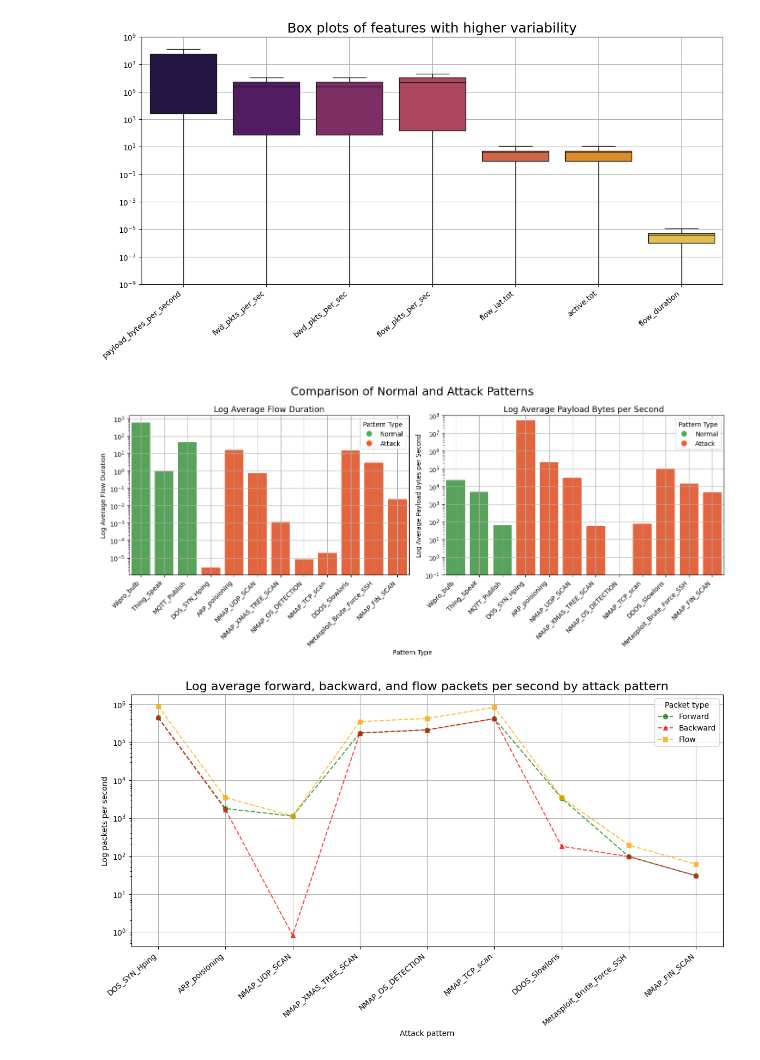
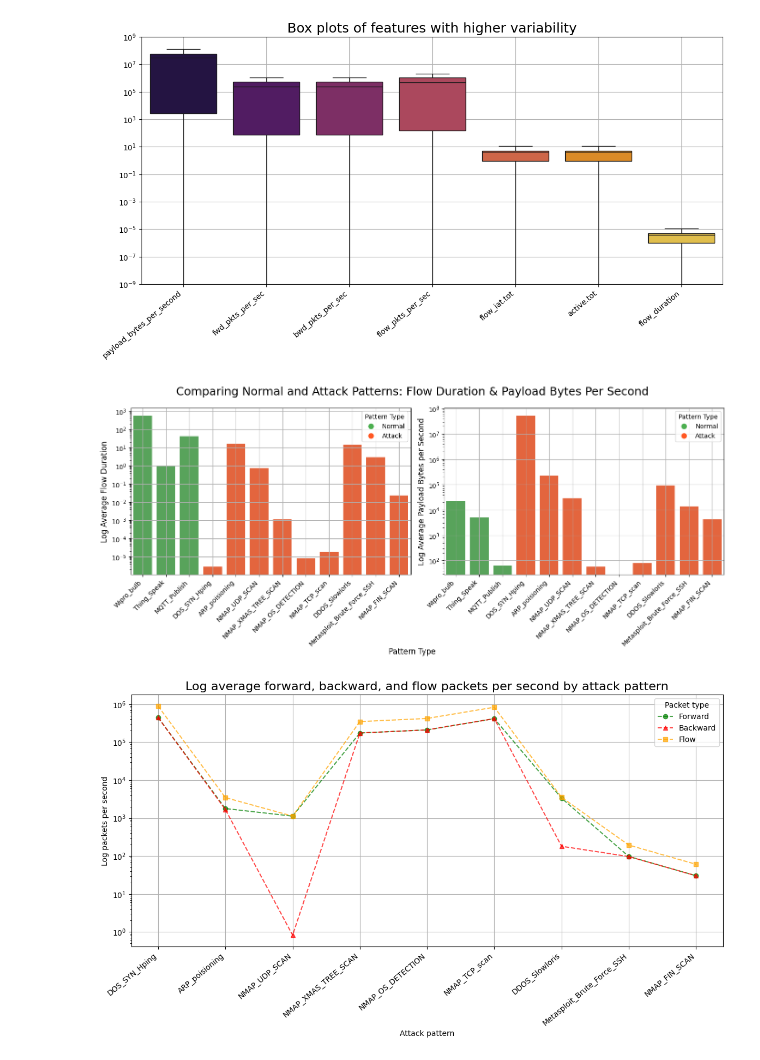
Before and after one commit to connormcmanigal/IoT-IDS-VAE-Classification, a Jupyter notebook: report.ipynb, the cells around one changed output. Drawn from its saved outputs; the diff is of its cells as text; code cells hidden in the pictures.

Commit message:
touched up proposal plot

```diff
--- a/report.ipynb
+++ b/report.ipynb
@@ -214,41 +214,40 @@ legend_labels = ['Normal', 'Attack']
 colors = ['#4CAF50', '#FF5722']
 legend_handles = [plt.Line2D([0], [0], marker = 'o', color = 'w', label = label, markerfacecolor = color, markersize = 10) for label, color in zip(legend_labels, colors)]
 
-axes[0].set_title('Log Average Flow Duration', fontsize = 13)
-axes[0].set_ylabel('Log Average Flow Duration')
+#axes[0].set_title('Log Average Flow Duration', fontsize = 13)
+axes[0].set_ylabel('Log Average Flow Duration', fontsize = 12)
 axes[0].set_yscale('log')
 axes[0].grid()
 axes[0].set_xticks(range(len(types)))
 axes[0].set_xticklabels(types, rotation = 45, ha = 'right')
 axes[0].legend(title = 'Pattern Type', handles = legend_handles, loc = 'upper right')
 
 
 for normal in normal_types:
     normal_patterns = full_data[full_data['Attack_type'] == normal]
     avg_payload = normal_patterns['payload_bytes_per_second'].mean()
     sns.barplot(x = [normal], y = [avg_payload], ax = axes[1], color = '#4CAF50')
 
 for attack in attack_types:
     attack_patterns = full_data[full_data['Attack_type'] == attack]
     avg_payload = attack_patterns['payload_bytes_per_second'].mean()
     sns.barplot(x = [attack], y = [avg_payload], ax = axes[1], color = '#FF5722')
 
-axes[1].set_title('Log Average Payload Bytes per Second', fontsize = 13)
-axes[1].set_ylabel('Log Average Payload Bytes per Second')
+#axes[1].set_title('Log Average Payload Bytes per Second', fontsize = 13)
+axes[1].set_ylabel('Log Average Payload Bytes per Second', fontsize = '12')
 axes[1].set_yscale('log')
-axes[1].set_ylim(10**-1,10**8)
 axes[1].grid()
 axes[1].set_xticks(range(len(types)))
 axes[1].set_xticklabels(types, rotation = 45, ha = 'right')
 axes[1].legend(title = 'Pattern Type', handles = legend_handles, loc = 'upper right')
 
-plt.suptitle('Comparison of Normal and Attack Patterns', fontsize = 18)
+plt.suptitle('Comparing Normal and Attack Patterns: Flow Duration & Payload Bytes Per Second', fontsize = 18)
 
-fig.text(0.5, 0.0001, 'Pattern Type', ha = 'center')
+fig.text(0.5, 0.0001, 'Pattern Type', ha = 'center', fontsize = 12)
 plt.tight_layout()
 plt.show()
 # %% [output]
-[figure, old version]
+[figure, new version]
 # %%
 # forward, backward, and flow packets per second by Attack Pattern
 fwd = []
```
